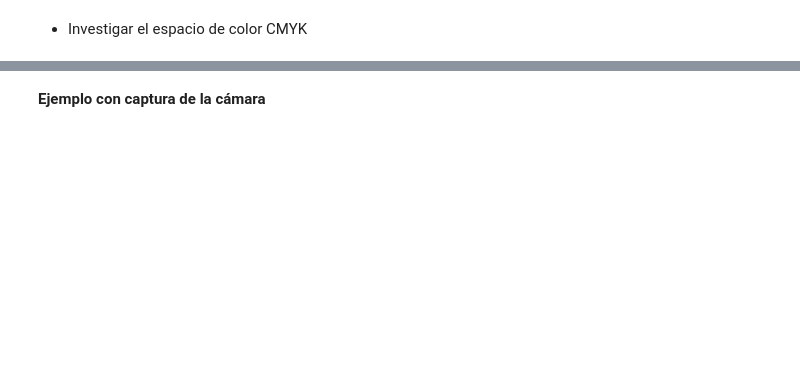
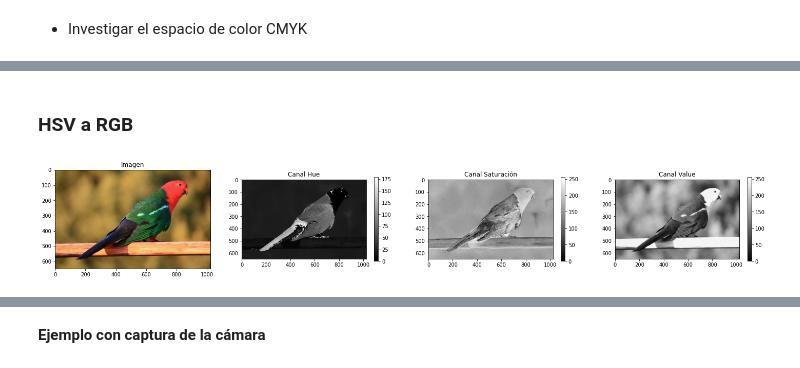
Before and after one commit to UN-GCPDS/Procesamiento-Digital-De-Imagenes, a Jupyter notebook: 2-ConceptosBasicosDeImagenes/2-RepresentacionDeImagenesEnComputador.ipynb, the cells around one changed output, grey strips where cells are left out. Saved outputs shown, nothing was run; the diff lists cells and outputs as text; code cells hidden in the pictures; blank space fills up the shorter version.

```diff
--- a/2-ConceptosBasicosDeImagenes/2-RepresentacionDeImagenesEnComputador.ipynb
+++ b/2-ConceptosBasicosDeImagenes/2-RepresentacionDeImagenesEnComputador.ipynb
@@ -229,0 +396,25 @@ $$ H = H + 360 \ \ \ \text{if} \ H < 0$$
+# %% [markdown]
+### HSV a RGB
+# %%
+hsv_img_cv = cv2.cvtColor(img,cv2.COLOR_RGB2HSV)
+fig, axs = plt.subplots(1,4,figsize=(25,10))
+
+axs[0].imshow(img)
+axs[0].set_title('Imagen')
+
+
+fig_img = axs[1].imshow(hsv_img_cv[...,0],cmap='gray',vmin=0,vmax=179)
+fig.colorbar(fig_img, ax=axs[1],shrink=0.3)
+axs[1].set_title('Canal Hue')
+
+
+fig_img = axs[2].imshow(hsv_img_cv[...,1],cmap='gray',vmin=0,vmax=255)
+fig.colorbar(fig_img, ax=axs[2],shrink=0.3)
+axs[2].set_title('Canal Saturación')
+
+
+fig_img = axs[3].imshow(hsv_img_cv[...,2],cmap='gray',vmin=0,vmax=255)
+fig.colorbar(fig_img, ax=axs[3],shrink=0.3)
+axs[3].set_title('Canal Value');
+# %% [output]
+[figure, added]
```
Also changed, not shown: parts of 15 cells of this notebook.
